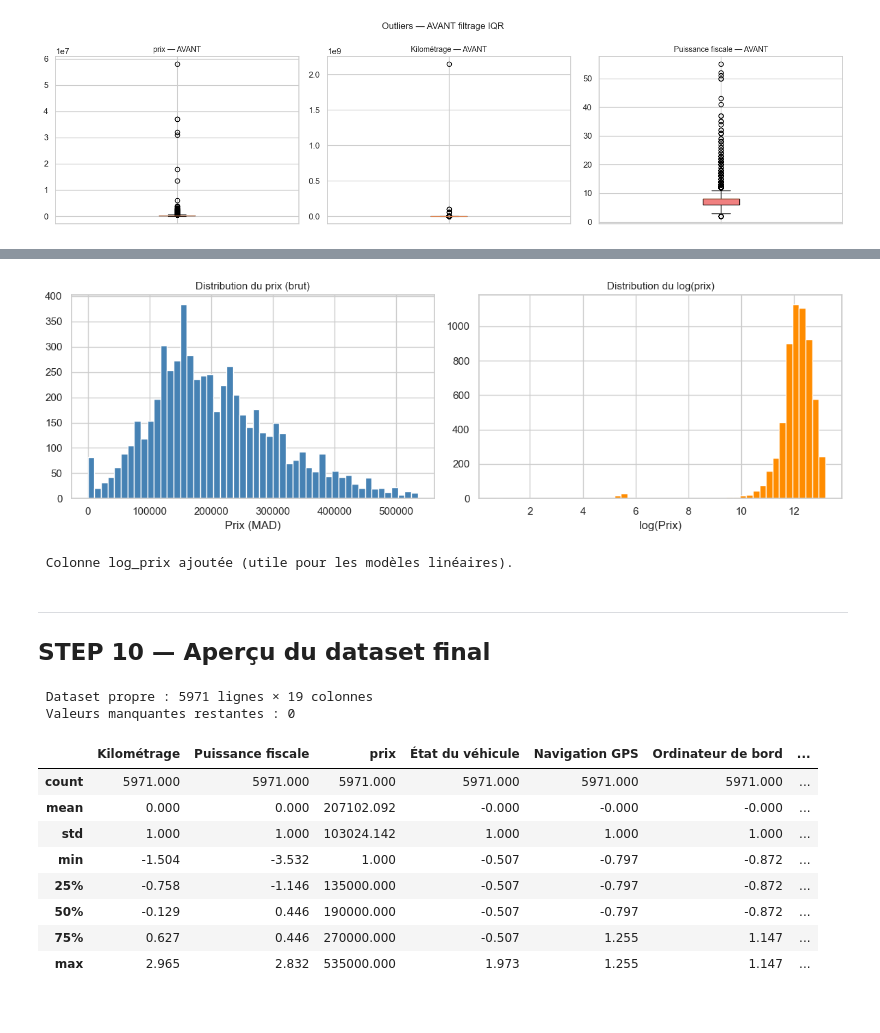
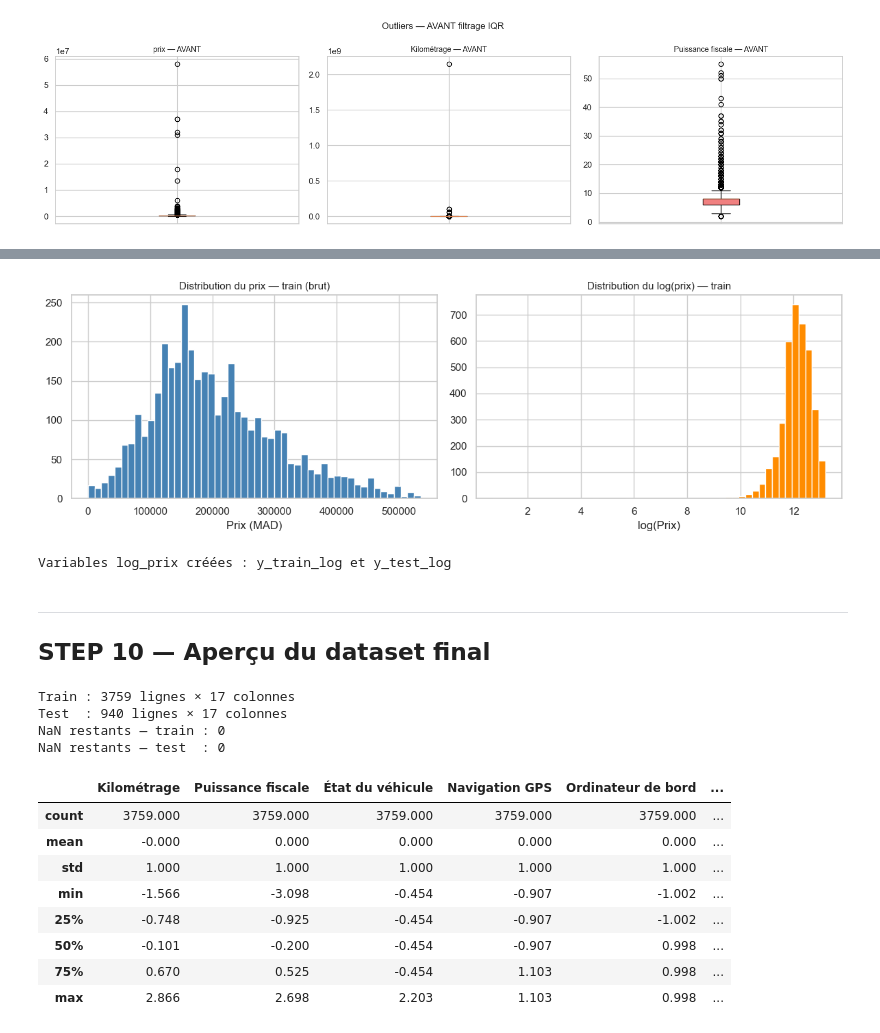
Before and after one commit to Thefrankinator/CAR-PRICE-MOTEUR, a Jupyter notebook: notebooks/C_preprocessing.ipynb, the cells around one changed output, grey strips where cells are left out. Drawn from its saved outputs; the diff is of its cells as text; code cells hidden in the pictures.

```diff
--- a/notebooks/C_preprocessing.ipynb
+++ b/notebooks/C_preprocessing.ipynb
@@ -279,0 +233,10 @@ df[['Année', 'age_voiture', 'Kilométrage', 'km_par_an', 'score_options', 'voit
+# %%
+X = df.drop(columns=['prix'])
+y = df['prix']
+
+X_train, X_test, y_train, y_test = train_test_split(
+    X, y, test_size=0.2, random_state=42
+)
+
+print(f'Train : {X_train.shape[0]} lignes  ({X_train.shape[0]/len(X)*100:.0f}%)')
+print(f'Test  : {X_test.shape[0]} lignes  ({X_test.shape[0]/len(X)*100:.0f}%)')
@@ -437,43 +474,48 @@ Modèle_enc            -0.0
 ville_enc              0.0
 # %%
-# Distribution de la cible PRIX (on applique log1p pour réduire le skew)
+# Distribution de la cible PRIX
 fig, axes = plt.subplots(1, 2, figsize=(12, 4))
 
-axes[0].hist(df['prix'], bins=50, color='steelblue', edgecolor='white')
-axes[0].set_title('Distribution du prix (brut)', fontsize=11)
+axes[0].hist(y_train, bins=50, color='steelblue', edgecolor='white')
+axes[0].set_title('Distribution du prix — train (brut)', fontsize=11)
 axes[0].set_xlabel('Prix (MAD)')
 
-axes[1].hist(np.log1p(df['prix']), bins=50, color='darkorange', edgecolor='white')
-axes[1].set_title('Distribution du log(prix)', fontsize=11)
+axes[1].hist(np.log1p(y_train), bins=50, color='darkorange', edgecolor='white')
+axes[1].set_title('Distribution du log(prix) — train', fontsize=11)
 axes[1].set_xlabel('log(Prix)')
 
 plt.tight_layout()
 plt.show()
 
-# On crée une colonne log_prix pour les modèles sensibles au skew
-df['log_prix'] = np.log1p(df['prix'])
-print(' Colonne log_prix ajoutée (utile pour les modèles linéaires).')
+# Transformation log1p de la cible (utile pour modèles linéaires)
+y_train_log = np.log1p(y_train)
+y_test_log  = np.log1p(y_test)
+print('Variables log_prix créées : y_train_log et y_test_log')
 # %% [output]
-[figure, old version]
+[figure, new version]
- Colonne log_prix ajoutée (utile pour les modèles linéaires).
+Variables log_prix créées : y_train_log et y_test_log
 # %% [markdown]
 ---
 ## STEP 10 — Aperçu du dataset final
 # %%
-print(f' Dataset propre : {df.shape[0]} lignes × {df.shape[1]} colonnes')
-print(f' Valeurs manquantes restantes : {df.isnull().sum().sum()}')
+print(f'Train : {X_train.shape[0]} lignes × {X_train.shape[1]} colonnes')
+print(f'Test  : {X_test.shape[0]} lignes × {X_test.shape[1]} colonnes')
+print(f'NaN restants — train : {X_train.isnull().sum().sum()}')
+print(f'NaN restants — test  : {X_test.isnull().sum().sum()}')
 print()
-df.describe().round(3)
+X_train.describe().round(3)
 # %% [output]
- Dataset propre : 5971 lignes × 19 colonnes
- Valeurs manquantes restantes : 0
+Train : 3759 lignes × 17 colonnes
+Test  : 940 lignes × 17 colonnes
+NaN restants — train : 0
+NaN restants — test  : 0
-|  | Kilométrage | Puissance fiscale | prix | État du véhicule | Navigation GPS | Ordinateur de bord | ... |
-| count | 5971.000 | 5971.000 | 5971.000 | 5971.000 | 5971.000 | 5971.000 | ... |
-| mean | 0.000 | 0.000 | 207102.092 | -0.000 | -0.000 | -0.000 | ... |
-| std | 1.000 | 1.000 | 103024.142 | 1.000 | 1.000 | 1.000 | ... |
-| min | -1.504 | -3.532 | 1.000 | -0.507 | -0.797 | -0.872 | ... |
-| 25% | -0.758 | -1.146 | 135000.000 | -0.507 | -0.797 | -0.872 | ... |
-| 50% | -0.129 | 0.446 | 190000.000 | -0.507 | -0.797 | -0.872 | ... |
-| 75% | 0.627 | 0.446 | 270000.000 | -0.507 | 1.255 | 1.147 | ... |
-| max | 2.965 | 2.832 | 535000.000 | 1.973 | 1.255 | 1.147 | ... |
+|  | Kilométrage | Puissance fiscale | État du véhicule | Navigation GPS | Ordinateur de bord | ... |
+| count | 3759.000 | 3759.000 | 3759.000 | 3759.000 | 3759.000 | ... |
+| mean | -0.000 | 0.000 | 0.000 | 0.000 | 0.000 | ... |
+| std | 1.000 | 1.000 | 1.000 | 1.000 | 1.000 | ... |
+| min | -1.566 | -3.098 | -0.454 | -0.907 | -1.002 | ... |
+| 25% | -0.748 | -0.925 | -0.454 | -0.907 | -1.002 | ... |
+| 50% | -0.101 | -0.200 | -0.454 | -0.907 | 0.998 | ... |
+| 75% | 0.670 | 0.525 | -0.454 | 1.103 | 0.998 | ... |
+| max | 2.866 | 2.698 | 2.203 | 1.103 | 0.998 | ... |
 # %%
```
Also changed, not shown: parts of 28 cells of this notebook.
